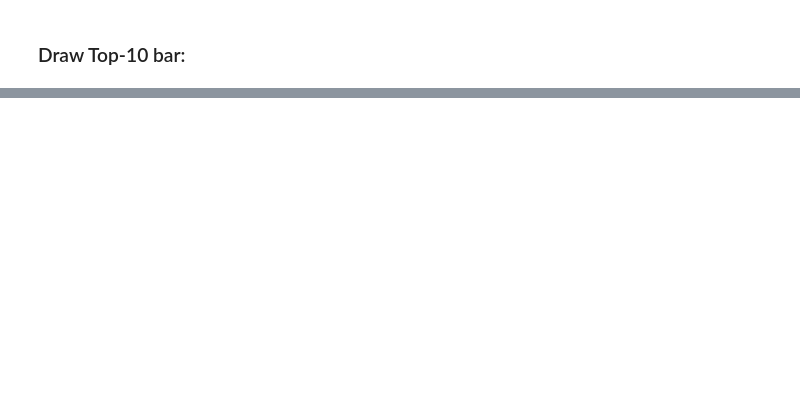
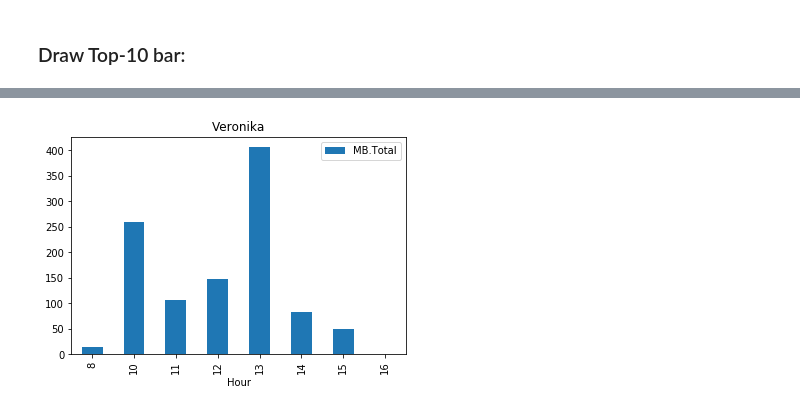
Before and after one commit to filkovsp/KerioLogParser, a Jupyter notebook: main.ipynb, the cells around one changed output, grey strips where cells are left out. Saved outputs shown, nothing was run; the diff lists cells and outputs as text; code cells hidden in the pictures; blank space fills up the shorter version.

```diff
--- a/main.ipynb
+++ b/main.ipynb
@@ -142,3 +153,6 @@ plt.show()
 [figure]
 # %% [markdown]
 ## Query some particular user's details if necessary:
+# %%
+# Set user name:
+user_name = "Veronika"
@@ -187,0 +312,14 @@ plt.show()
+# %%
+size_unit = "MB"
+pd.DataFrame({
+    "{0}.Total".format(size_unit) : list(map(
+        lambda size: BiteSize.transform(int(size), size_unit),
+        list(user_traffic_byhour.iloc[8:16]["Bytes.Total"])
+    ))
+}, index=user_traffic_byhour[8:16].index) \
+  .plot(kind="bar")
+
+plt.title(user_name)
+plt.show()
+# %% [output]
+[figure, added]
```
Also changed, not shown: parts of 19 cells of this notebook.
